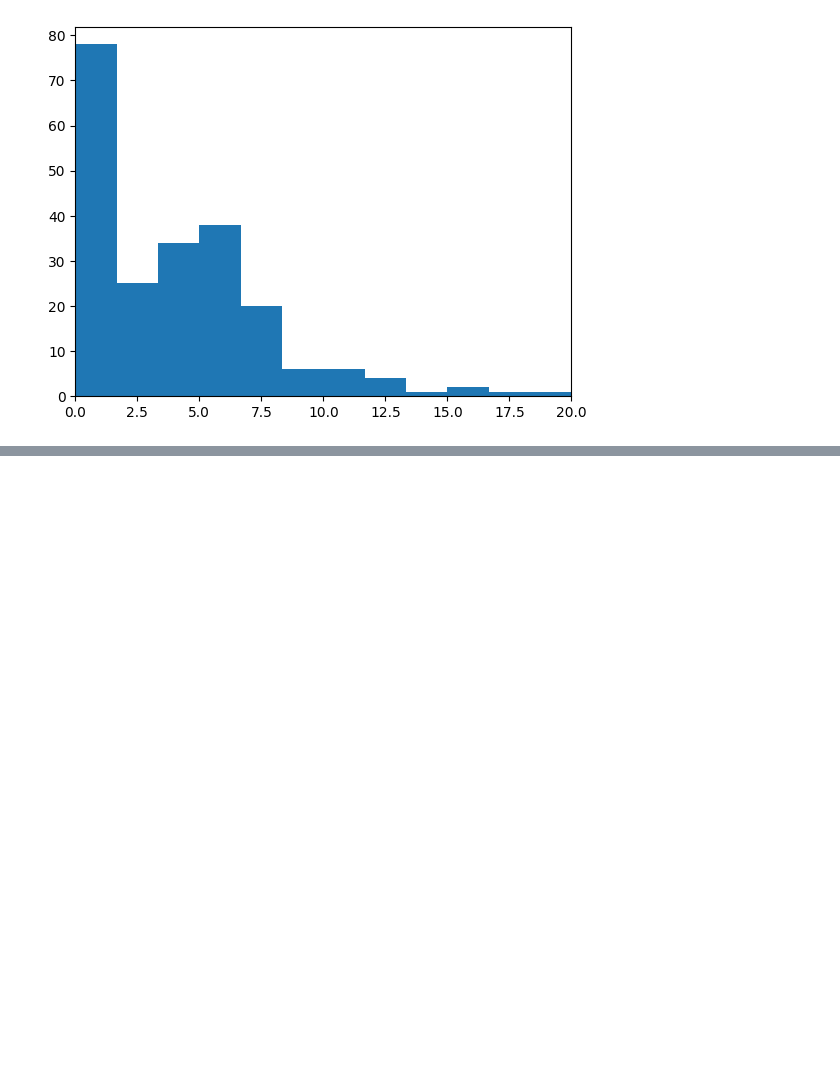
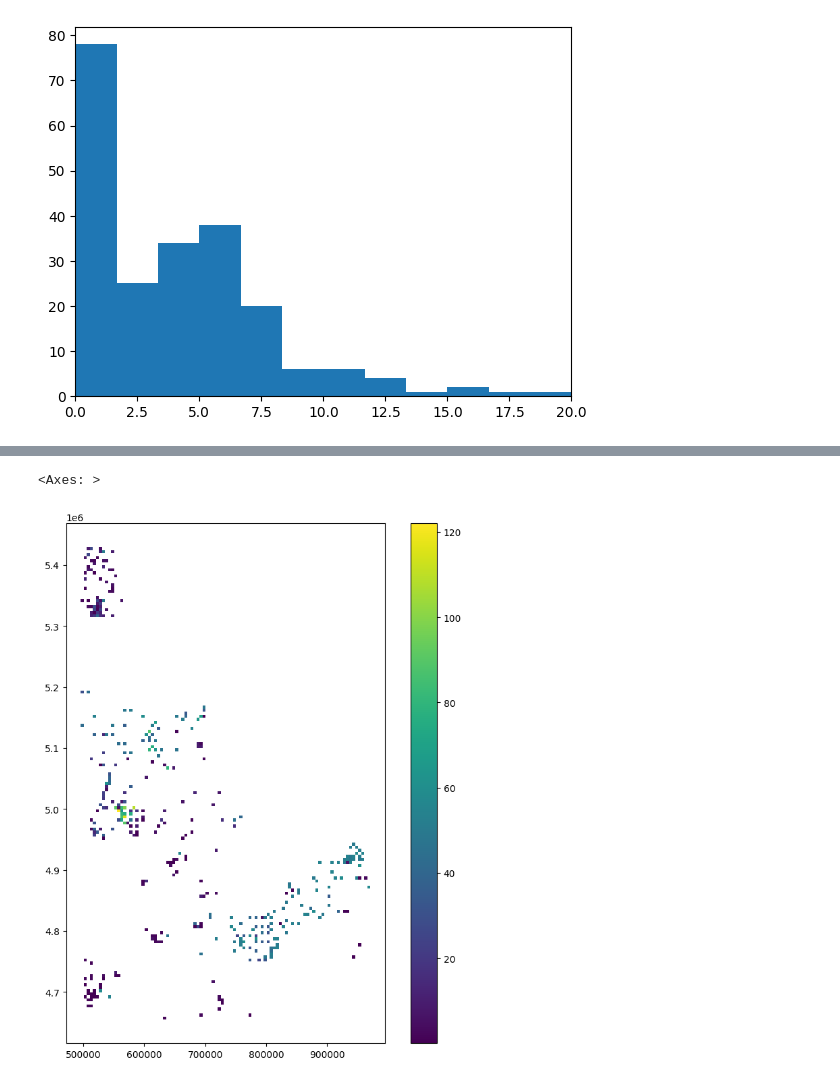
Before and after one commit to adbyerly/prospectivity_model, a Jupyter notebook: notebooks/04_spatial_analysis.ipynb, the cells around one changed output, grey strips where cells are left out. Drawn from its saved outputs; the diff is of its cells as text; code cells hidden in the pictures; blank space fills up the shorter version.

```diff
--- a/notebooks/04_spatial_analysis.ipynb
+++ b/notebooks/04_spatial_analysis.ipynb
@@ -96,0 +134,10 @@ Name: auppb_na, dtype: float64
+# %%
+# grid cells with cobalt geochem data
+grid.plot(
+    column='coppm_na',
+    legend='true',
+    figsize=(10,10)
+)
+# %% [output]
+<Axes: >
+[figure, added]
```
Also changed, not shown: parts of 8 cells of this notebook, 2 other files.
